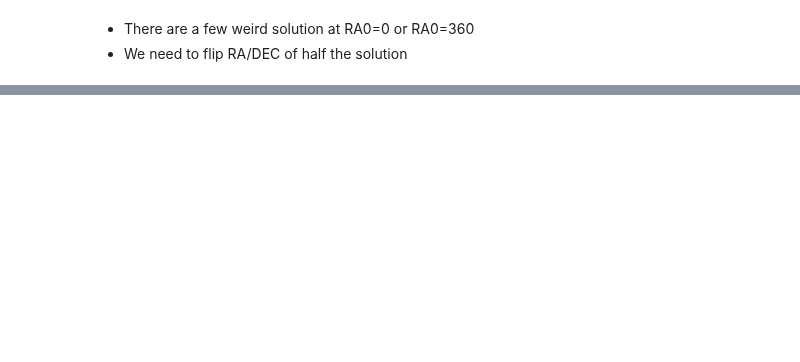
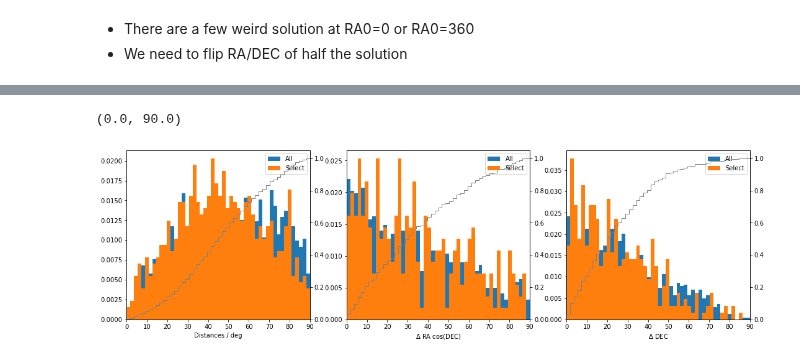
Before and after one commit to astrolabsoftware/fink-tutorials, a Jupyter notebook: sso/spins/4_compare_literature.ipynb, the cells around one changed output, grey strips where cells are left out. Cells and saved outputs as stored; diff of their text form; code cells hidden in the pictures; blank space fills up the shorter version.

```diff
--- a/sso/spins/4_compare_literature.ipynb
+++ b/sso/spins/4_compare_literature.ipynb
@@ -88,7 +94,12 @@ cols = ['sso_number', 'sso_name', 'sso_class',
         'spins.1.obliquity', 'spins.1.RA0.value', 'spins.1.DEC0.value',
         'spins.1.long.value', 'spins.1.lat.value', 'spins.1.technique',
         'spins.2.obliquity', 'spins.2.RA0.value', 'spins.2.DEC0.value',
-        'spins.2.long.value', 'spins.2.lat.value', 'spins.2.technique']
+        'spins.2.long.value', 'spins.2.lat.value', 'spins.2.technique',
+        'spins.3.obliquity', 'spins.3.RA0.value', 'spins.3.DEC0.value',
+        'spins.3.long.value', 'spins.3.lat.value', 'spins.3.technique',
+        'spins.4.obliquity', 'spins.4.RA0.value', 'spins.4.DEC0.value',
+        'spins.4.long.value', 'spins.4.lat.value', 'spins.4.technique'
+       ]
 # %%
 data = data.merge( bft[cols], left_on='name', right_on='sso_name', how='left' )
 # %%
@@ -243,0 +391,33 @@ Text(0, 0.5, 'DEC0 (deg)')
+# %%
+fig, ax = plt.subplots(1, 3, figsize=(18,5))
+
+cond = data.ssnamenr==data.ssnamenr
+
+r = [0,90]
+b = 50
+ax[0].hist( data.loc[cond,'spins.distance'], range=r, bins=b, density=True, label='All' )
+ax[0].hist( data.loc[maskFINK,'spins.distance'], range=r, bins=b, density=True, label='Select' )
+ax[0].legend()
+ax[0].set_xlabel('Distances / deg')
+ax0 = ax[0].twinx()
+ax0.hist( data.loc[maskFINK,'spins.distance'], range=r, bins=b, density=True, cumulative=True, histtype='step', color='gray' )
+ax[0].set_xlim(r)
+
+ax[1].hist( data.loc[cond,'spins.delta_RA'], range=r, bins=b, density=True, label='All' )
+ax[1].hist( data.loc[maskFINK,'spins.delta_RA'], range=r, bins=b, density=True, label='Select' )
+ax[1].legend()
+ax[1].set_xlabel('$\Delta$ RA cos(DEC)')
+ax1 = ax[1].twinx()
+ax1.hist( data.loc[maskFINK,'spins.delta_RA'], range=r, bins=b, density=True, cumulative=True, histtype='step', color='gray' )
+ax[1].set_xlim(r)
+
+ax[2].hist( data.loc[cond,'spins.delta_DEC'], range=r, bins=b, density=True, label='All' )
+ax[2].hist( data.loc[maskFINK,'spins.delta_DEC'], range=r, bins=b, density=True, label='Select' )
+ax[2].legend()
+ax[2].set_xlabel('$\Delta$ DEC')
+ax2 = ax[2].twinx()
+ax2.hist( data.loc[maskFINK,'spins.delta_DEC'], range=r, bins=b, density=True, cumulative=True, histtype='step', color='gray' )
+ax[2].set_xlim(r)
+# %% [output]
+(0.0, 90.0)
+[figure, added]
```
Also changed, not shown: parts of 20 cells of this notebook.
